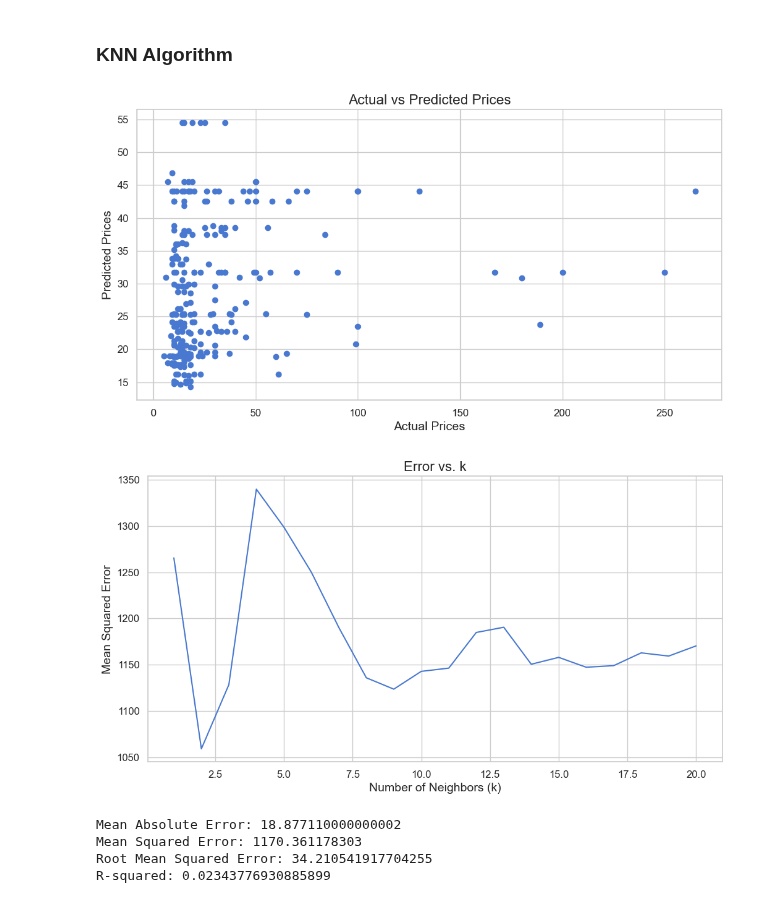
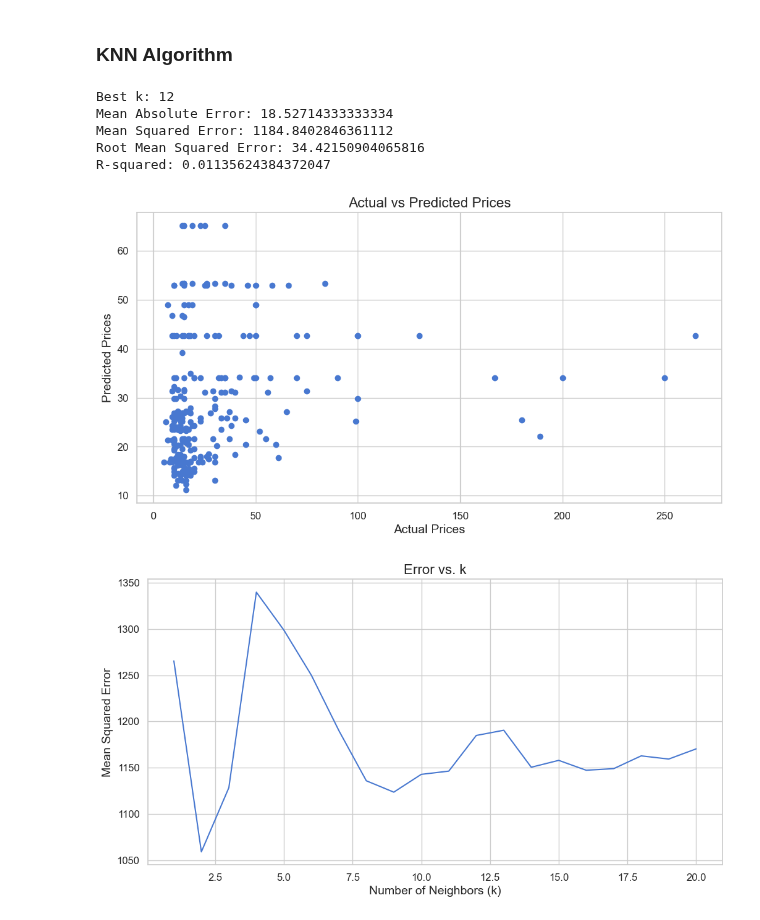
Before and after one commit to SrMasterAD/MEIA_ISEP_TEAM7_2024_2025_Challenge_2, a Jupyter notebook: notebooks/Notebook_Main_AAUT.ipynb, the cells around one changed output. Drawn from its saved outputs; the diff is of its cells as text; code cells hidden in the pictures.

Commit message:
Knn algortihm was giving error

```diff
--- a/notebooks/Notebook_Main_AAUT.ipynb
+++ b/notebooks/Notebook_Main_AAUT.ipynb
@@ -782,68 +782,76 @@ for i in range(0, len(unique_labels), step):
 ### KNN Algorithm
 # %%
 import pandas as pd
-from sklearn.model_selection import train_test_split
+import numpy as np
+from sklearn.model_selection import train_test_split, GridSearchCV
 from sklearn.neighbors import KNeighborsRegressor
-from sklearn.metrics import mean_squared_error, mean_absolute_error
+from sklearn.metrics import mean_squared_error, mean_absolute_error, r2_score
 import matplotlib.pyplot as plt
 
+# Assuming df_encoded is already defined and contains the dataset
 df = df_encoded
 
 X = df.drop('Price', axis=1)  # Features
 y = df['Price']  # Target variable (Price)
 
-# param_grid = {'n_neighbors': range(1, 31)}
-# grid_search = GridSearchCV(KNeighborsRegressor(), param_grid, scoring='neg_mean_squared_error', cv=100)
-
-# best_k = grid_search.best_params_['n_neighbors']
-# print(f"Best k: {best_k}")
-
+# Split the data
 X_train, X_test, y_train, y_test = train_test_split(X, y, test_size=0.2, random_state=42)
 
-knn = KNeighborsRegressor(n_neighbors=30)
+# Hyperparameter tuning with GridSearchCV
+param_grid = {'n_neighbors': range(1, 31)}
+grid_search = GridSearchCV(KNeighborsRegressor(), param_grid, scoring='neg_mean_squared_error', cv=5, n_jobs=-1)
+grid_search.fit(X_train, y_train)  # Fit the GridSearchCV object
+
+# Best hyperparameters
+best_k = grid_search.best_params_['n_neighbors']
+print(f"Best k: {best_k}")
+
+# Train the model with the best k
+knn = KNeighborsRegressor(n_neighbors=best_k)
 knn.fit(X_train, y_train)
 
+# Predictions
 y_pred = knn.predict(X_test)
 
+# Metrics
+mae = mean_absolute_error(y_test, y_pred)
+mse = mean_squared_error(y_test, y_pred)
+rmse = np.sqrt(mse)
+r2 = r2_score(y_test, y_pred)
 
-mse = mean_squared_error(y_test, y_pred)
+# Print metrics
+print(f"Mean Absolute Error: {mae}")
+print(f"Mean Squared Error: {mse}")
+print(f"Root Mean Squared Error: {rmse}")
+print(f"R-squared: {r2}")
 
+# Scatter plot: Actual vs. Predicted
 plt.scatter(y_test, y_pred)
 plt.xlabel('Actual Prices')
 plt.ylabel('Predicted Prices')
 plt.title('Actual vs Predicted Prices')
 plt.show()
 
+# Evaluate error for different k values
 errors = []
 for k in range(1, 21):
     knn = KNeighborsRegressor(n_neighbors=k)
     knn.fit(X_train, y_train)
     y_pred = knn.predict(X_test)
     mse = mean_squared_error(y_test, y_pred)
     errors.append(mse)
 
 # Plot error vs. k
 plt.plot(range(1, 21), errors)
 plt.xlabel('Number of Neighbors (k)')
 plt.ylabel('Mean Squared Error')
 plt.title('Error vs. k')
 plt.show()
-
-# Calculate metrics
-mae = mean_absolute_error(y_test, y_pred)
-mse = mean_squared_error(y_test, y_pred)
-rmse = np.sqrt(mse)
-r2 = r2_score(y_test, y_pred)
-
-# Print results
-print(f"Mean Absolute Error: {mae}")
-print(f"Mean Squared Error: {mse}")
-print(f"Root Mean Squared Error: {rmse}")
-print(f"R-squared: {r2}")
 # %% [output]
+Best k: 12
+Mean Absolute Error: 18.52714333333334
+Mean Squared Error: 1184.8402846361112
+Root Mean Squared Error: 34.42150904065816
+R-squared: 0.01135624384372047
-[figure, old version]
+[figure, new version]
 [figure]
-Mean Absolute Error: 18.877110000000002
-Mean Squared Error: 1170.361178303
-Root Mean Squared Error: 34.210541917704255
-R-squared: 0.02343776930885899
```
